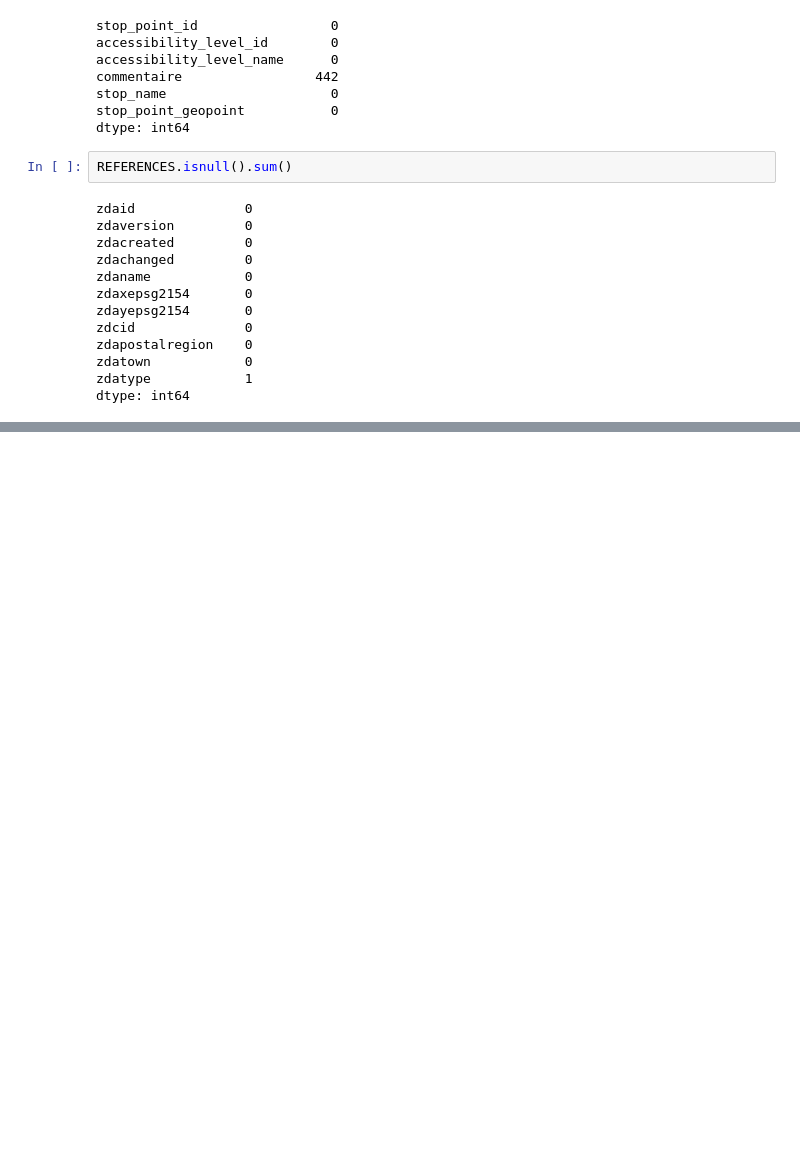
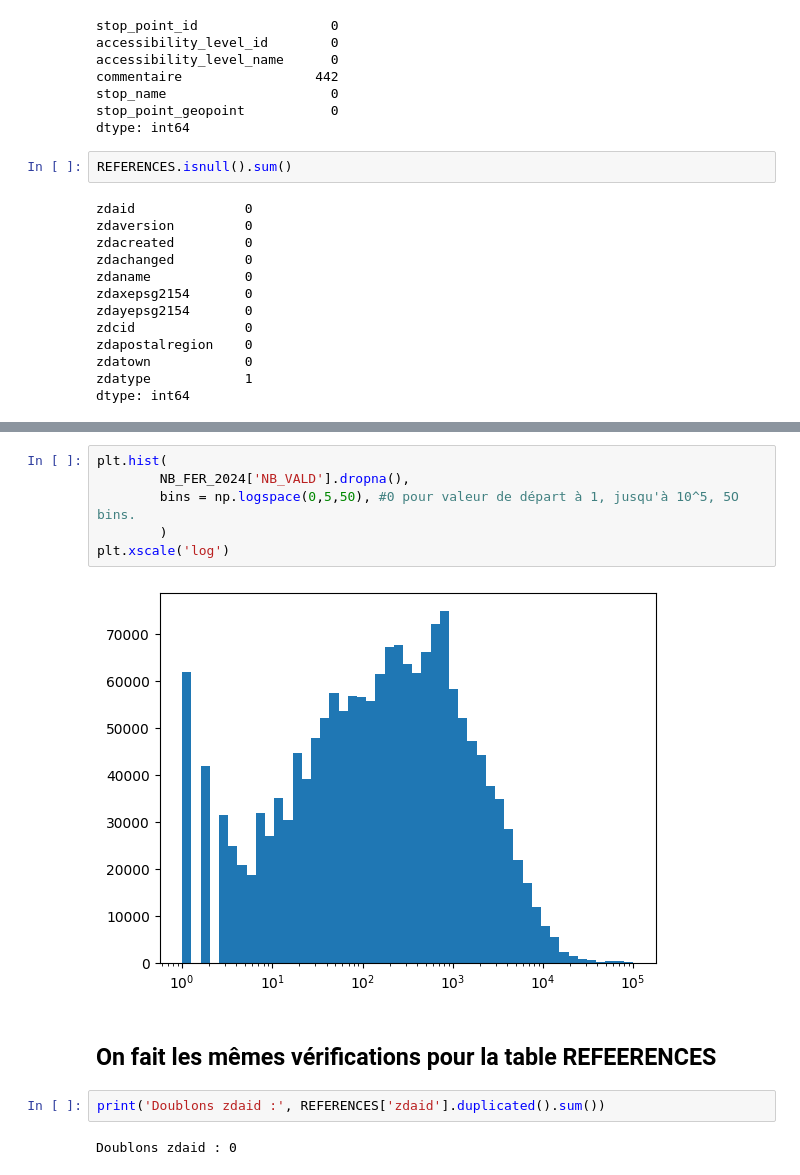
Before and after one commit to LANCAGH/IDFM, a Jupyter notebook: notebooks/exploration/exploration_bronze.ipynb, the cells around one changed output, grey strips where cells are left out. Drawn from its saved outputs; the diff is of its cells as text; blank space fills up the shorter version.

```diff
--- a/notebooks/exploration/exploration_bronze.ipynb
+++ b/notebooks/exploration/exploration_bronze.ipynb
@@ -213,0 +271,14 @@ dtype: int64
+# %%
+plt.hist(
+        NB_FER_2024['NB_VALD'].dropna(),
+        bins = np.logspace(0,5,50), #0 pour valeur de départ à 1, jusqu'à 10^5, 5O bins.
+        )
+plt.xscale('log')
+# %% [output]
+[figure, added]
+# %% [markdown]
+## On fait les mêmes vérifications pour la table REFEERENCES
+# %%
+print('Doublons zdaid :', REFERENCES['zdaid'].duplicated().sum())
+# %% [output]
+Doublons zdaid : 0
```
Also changed, not shown: parts of 38 cells of this notebook, 4 other files.
